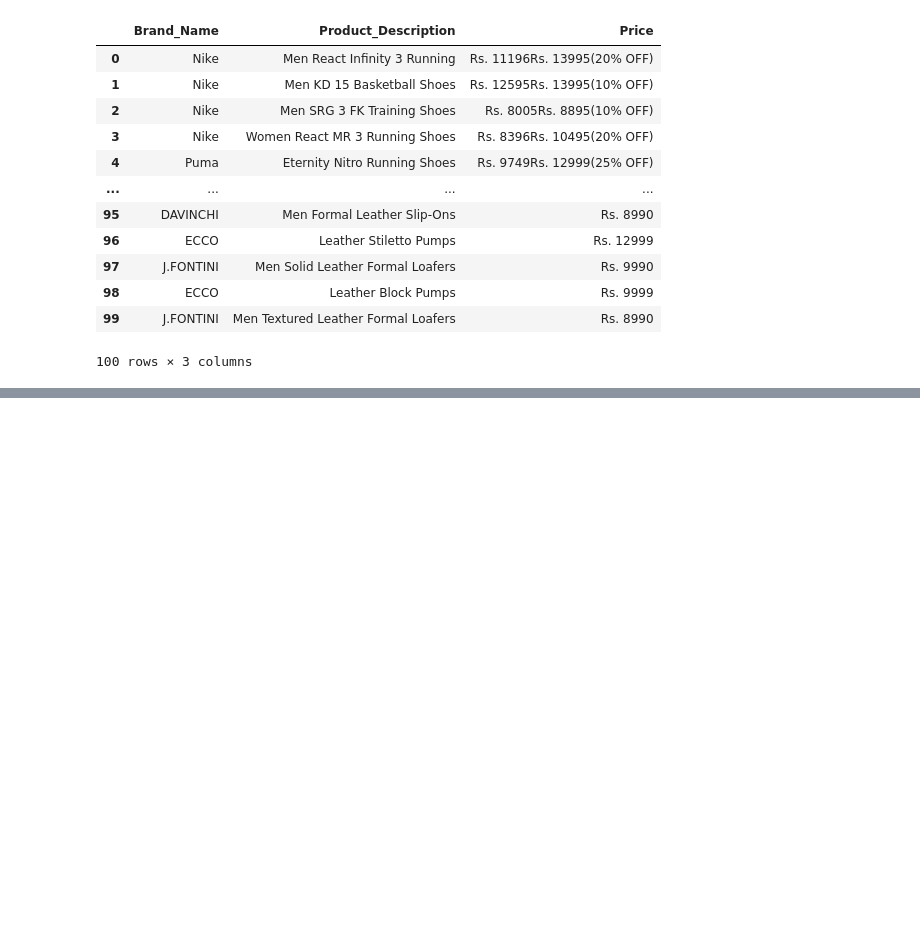
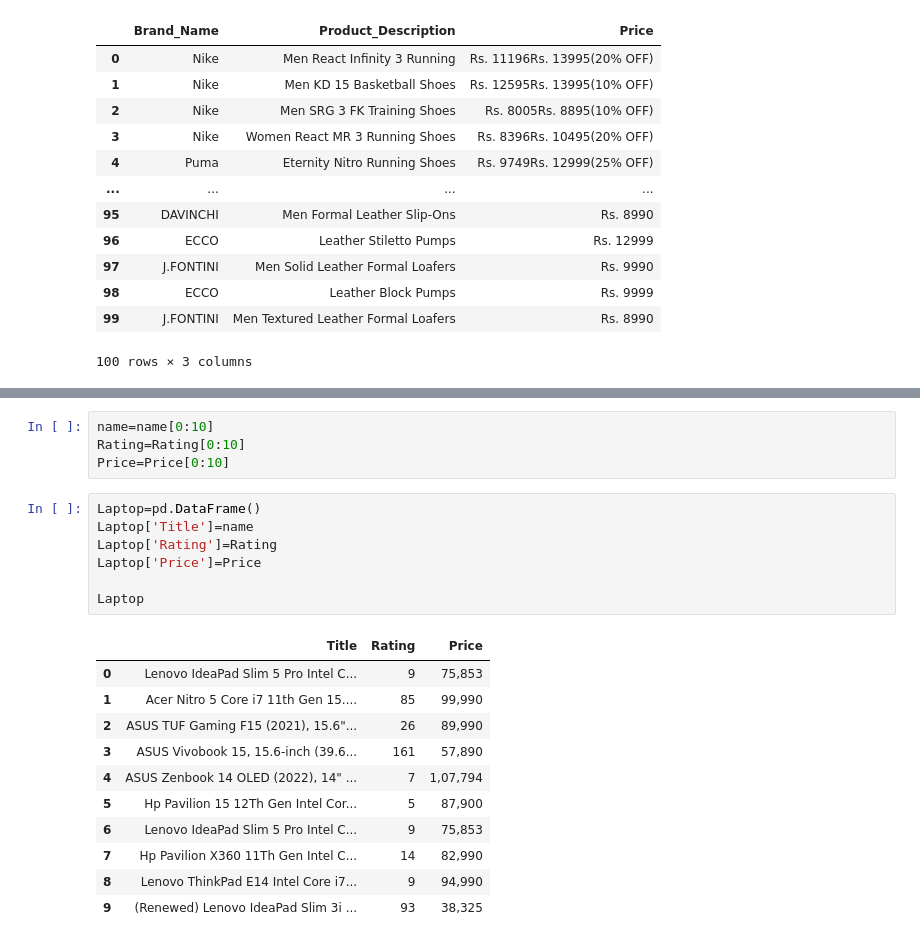
Before and after one commit to vadisandeepkumar/Internship, a Jupyter notebook: WEB SCRAPING – ASSIGNMENT 2/web scrapping assignment 2.ipynb, the cells around one changed output, grey strips where cells are left out. Cells and saved outputs as stored; diff of their text form; blank space fills up the shorter version.

```diff
--- a/WEB SCRAPING – ASSIGNMENT 2/web scrapping assignment 2.ipynb
+++ b/WEB SCRAPING – ASSIGNMENT 2/web scrapping assignment 2.ipynb
@@ -1269,0 +1240,23 @@ Laptop
+# %%
+name=name[0:10]
+Rating=Rating[0:10]
+Price=Price[0:10]
+# %%
+Laptop=pd.DataFrame()
+Laptop['Title']=name
+Laptop['Rating']=Rating
+Laptop['Price']=Price
+
+Laptop
+# %% [output]
+|  | Title | Rating | Price |
+| 0 | Lenovo IdeaPad Slim 5 Pro Intel C... | 9 | 75,853 |
+| 1 | Acer Nitro 5 Core i7 11th Gen 15.... | 85 | 99,990 |
+| 2 | ASUS TUF Gaming F15 (2021), 15.6"... | 26 | 89,990 |
+| 3 | ASUS Vivobook 15, 15.6-inch (39.6... | 161 | 57,890 |
+| 4 | ASUS Zenbook 14 OLED (2022), 14" ... | 7 | 1,07,794 |
+| 5 | Hp Pavilion 15 12Th Gen Intel Cor... | 5 | 87,900 |
+| 6 | Lenovo IdeaPad Slim 5 Pro Intel C... | 9 | 75,853 |
+| 7 | Hp Pavilion X360 11Th Gen Intel C... | 14 | 82,990 |
+| 8 | Lenovo ThinkPad E14 Intel Core i7... | 9 | 94,990 |
+| 9 | (Renewed) Lenovo IdeaPad Slim 3i ... | 93 | 38,325 |
```
Also changed, not shown: parts of 21 cells of this notebook.
